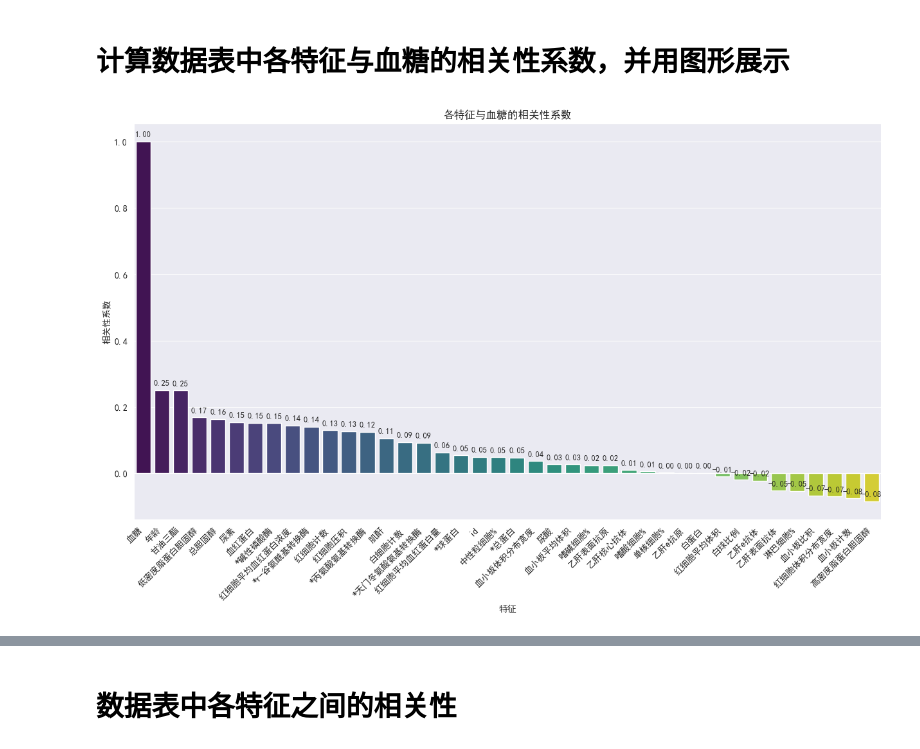
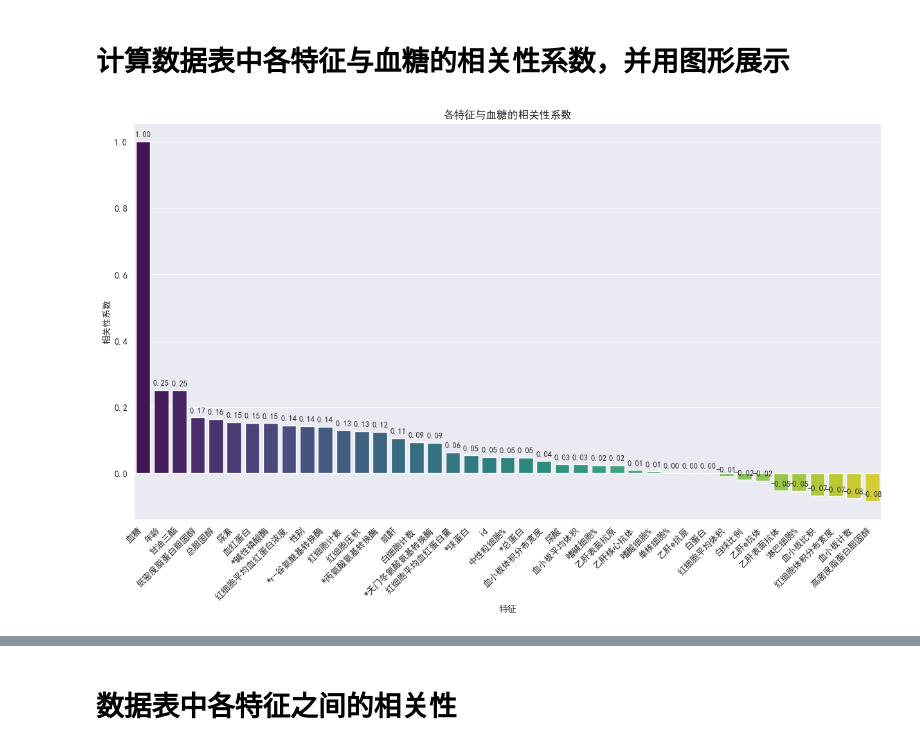
Before and after one commit to TennousuAthena/plasma_glucose_analyse, a Jupyter notebook: analyse.ipynb, the cells around one changed output, grey strips where cells are left out. Cells and saved outputs as stored; diff of their text form; code cells hidden in the pictures.

```diff
--- a/analyse.ipynb
+++ b/analyse.ipynb
@@ -55,7 +75,6 @@ memory usage: 320.4+ KB
 import pandas as pd
 import matplotlib.pyplot as plt
 import seaborn as sns
-import matplotlib
 
 %matplotlib inline
 
@@ -65,6 +84,13 @@ plt.rcParams['axes.unicode_minus']=False # 正确显示负号，防止变成方
 
 # 数据读取
 dataTrain = pd.read_csv("bloodsugar_train.csv",encoding='gbk')
+
+#剔除无关变量
+dataTrain.drop('体检日期', axis=1, inplace=True)
+
+# 类型转换
+dataTrain['性别'] = dataTrain['性别'].map({'男': 1, '女': 0})
+
 
 # 绘制散点图或线图
 plt.figure(figsize=(10, 6))  # 设置图形大小
@@ -104,29 +130,26 @@ plt.show()
 # %% [markdown]
 # 计算数据表中各特征与血糖的相关性系数，并用图形展示
 # %%
-plt.rcParams['font.family']= "SimHei" # 指定字体
-plt.rcParams['axes.unicode_minus']=False # 正确显示负号，防止变成方框
-
 # 计算各特征与血糖的相关性系数
 correlation_matrix = dataTrain.corr()
 correlation_with_target = correlation_matrix['血糖'].sort_values(ascending=False)
 
 # 可视化相关性
 plt.figure(figsize=(15, 8))
 barplot = sns.barplot(x=correlation_with_target.index, y=correlation_with_target.values, palette='viridis')
 
 
 # 在条形图上标记相关性系数的值
 for i, value in enumerate(correlation_with_target.values):
     barplot.text(i, value + 0.01, f'{value:.2f}', ha='center', va='bottom', fontsize=9)
 
 plt.title('各特征与血糖的相关性系数')
 plt.xlabel('特征')
 plt.ylabel('相关性系数')
 plt.xticks(rotation=45, ha='right')  # 使特征名字斜着显示，防止重叠
 plt.show()
 # %% [output]
-[figure, old version]
+[figure, new version]
 # %%
 plt.rcParams['font.family']= "SimHei" # 指定字体
 plt.rcParams['axes.unicode_minus']=False # 正确显示负号，防止变成方框
```
Also changed, not shown: parts of 10 cells of this notebook.
